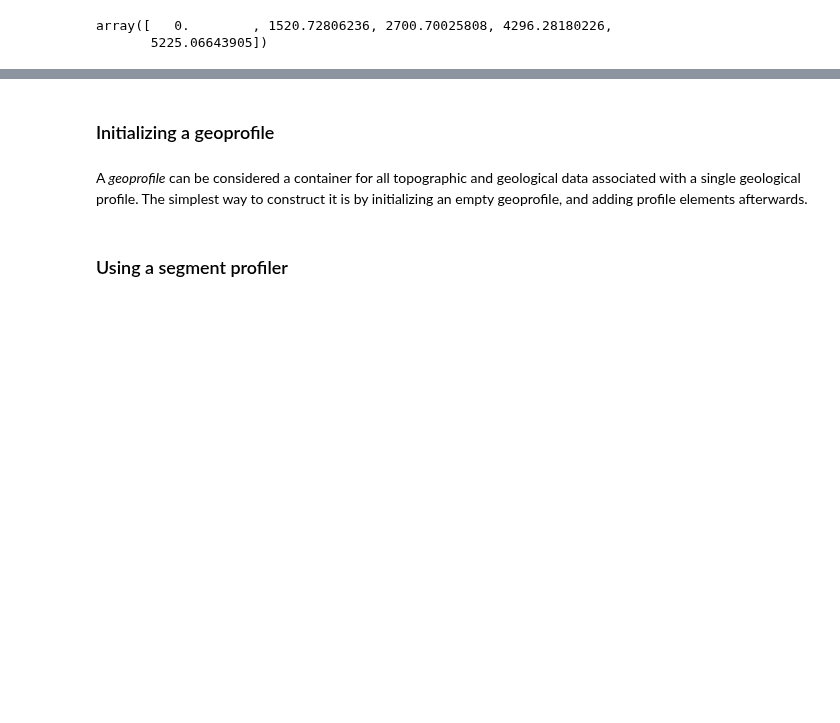
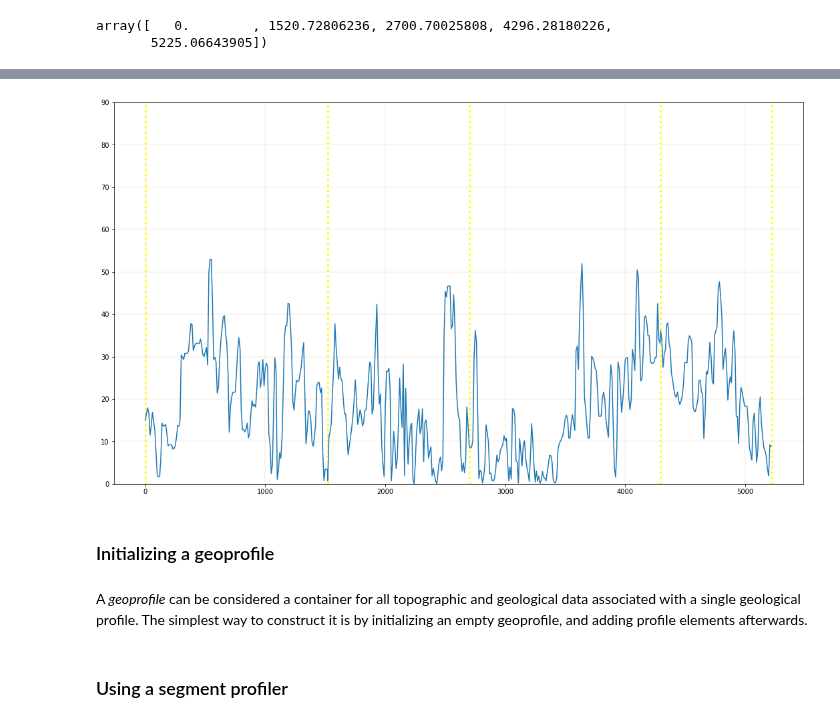
Before and after one commit to mauroalberti/gsf, a Jupyter notebook: docs/notebooks/Geologic profiles with pygsf - dev.ipynb, the cells around one changed output, grey strips where cells are left out. Cells and saved outputs as stored; diff of their text form; code cells hidden in the pictures; blank space fills up the shorter version.

```diff
--- a/docs/notebooks/Geologic profiles with pygsf - dev.ipynb
+++ b/docs/notebooks/Geologic profiles with pygsf - dev.ipynb
@@ -189,3 +219,14 @@ fig = plot(
+# %%
+fig = plot(
+    topographic_profile.as_abs_slopes_degrees(),
+    breaklines_color='yellow',
+    breaklines_width=3,
+    z_min=0,
+    z_max=90,
+    grid=True
+)
+# %% [output]
+[figure, added]
 # %% [markdown]
 ### Initializing a geoprofile
 # %% [markdown]
```
Also changed, not shown: parts of 5 cells of this notebook, 3 other files.
